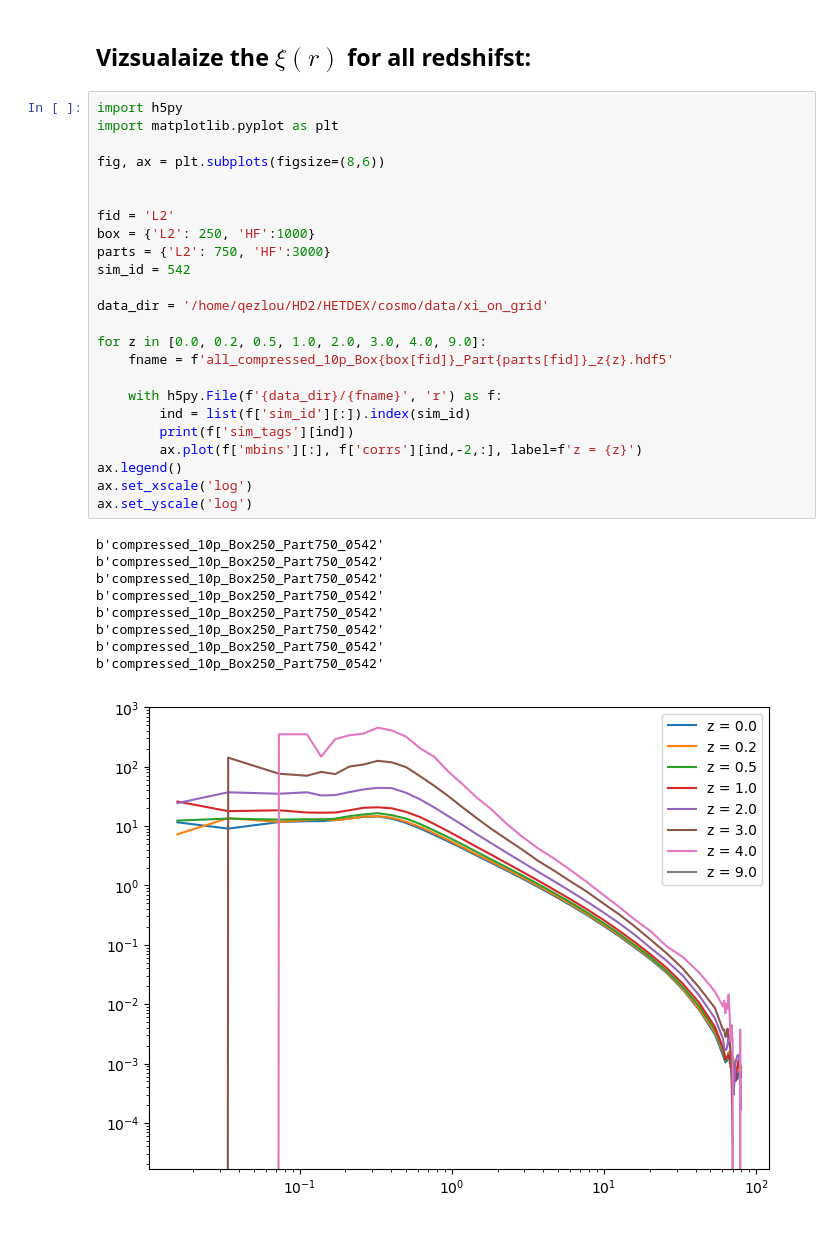
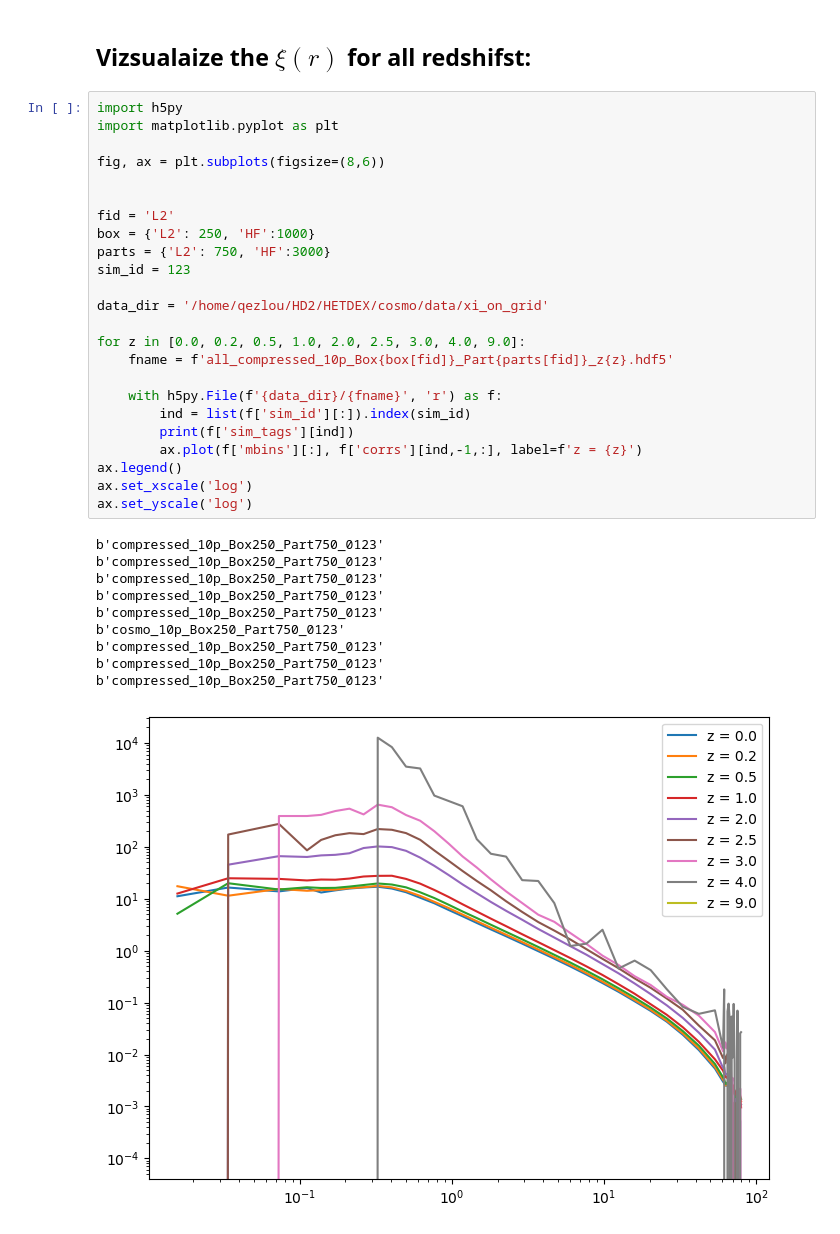
Before and after one commit to qezlou/Goku_ELG, a Jupyter notebook: emu/notebooks/xi_compute/xi_all_zs.ipynb, the cells around one changed output. Drawn from its saved outputs; the diff is of its cells as text.

Commit message:
xi at other zs: basic plots

```diff
--- a/emu/notebooks/xi_compute/xi_all_zs.ipynb
+++ b/emu/notebooks/xi_compute/xi_all_zs.ipynb
@@ -3,34 +3,35 @@
 # %%
 import h5py
 import matplotlib.pyplot as plt
 
 fig, ax = plt.subplots(figsize=(8,6))
 
 
 fid = 'L2'
 box = {'L2': 250, 'HF':1000}
 parts = {'L2': 750, 'HF':3000}
-sim_id = 542
+sim_id = 123
 
 data_dir = '/home/qezlou/HD2/HETDEX/cosmo/data/xi_on_grid'
 
-for z in [0.0, 0.2, 0.5, 1.0, 2.0, 3.0, 4.0, 9.0]:
+for z in [0.0, 0.2, 0.5, 1.0, 2.0, 2.5, 3.0, 4.0, 9.0]:
     fname = f'all_compressed_10p_Box{box[fid]}_Part{parts[fid]}_z{z}.hdf5'
 
     with h5py.File(f'{data_dir}/{fname}', 'r') as f:
         ind = list(f['sim_id'][:]).index(sim_id)
         print(f['sim_tags'][ind])
-        ax.plot(f['mbins'][:], f['corrs'][ind,-2,:], label=f'z = {z}')
+        ax.plot(f['mbins'][:], f['corrs'][ind,-1,:], label=f'z = {z}')
 ax.legend()
 ax.set_xscale('log')
 ax.set_yscale('log')
 # %% [output]
-b'compressed_10p_Box250_Part750_0542'
-b'compressed_10p_Box250_Part750_0542'
-b'compressed_10p_Box250_Part750_0542'
-b'compressed_10p_Box250_Part750_0542'
-b'compressed_10p_Box250_Part750_0542'
-b'compressed_10p_Box250_Part750_0542'
-b'compressed_10p_Box250_Part750_0542'
-b'compressed_10p_Box250_Part750_0542'
+b'compressed_10p_Box250_Part750_0123'
+b'compressed_10p_Box250_Part750_0123'
+b'compressed_10p_Box250_Part750_0123'
+b'compressed_10p_Box250_Part750_0123'
+b'compressed_10p_Box250_Part750_0123'
+b'cosmo_10p_Box250_Part750_0123'
+b'compressed_10p_Box250_Part750_0123'
+b'compressed_10p_Box250_Part750_0123'
+b'compressed_10p_Box250_Part750_0123'
-[figure, old version]
+[figure, new version]
```
Also changed, not shown: parts of 2 cells of this notebook, 1 other file.
